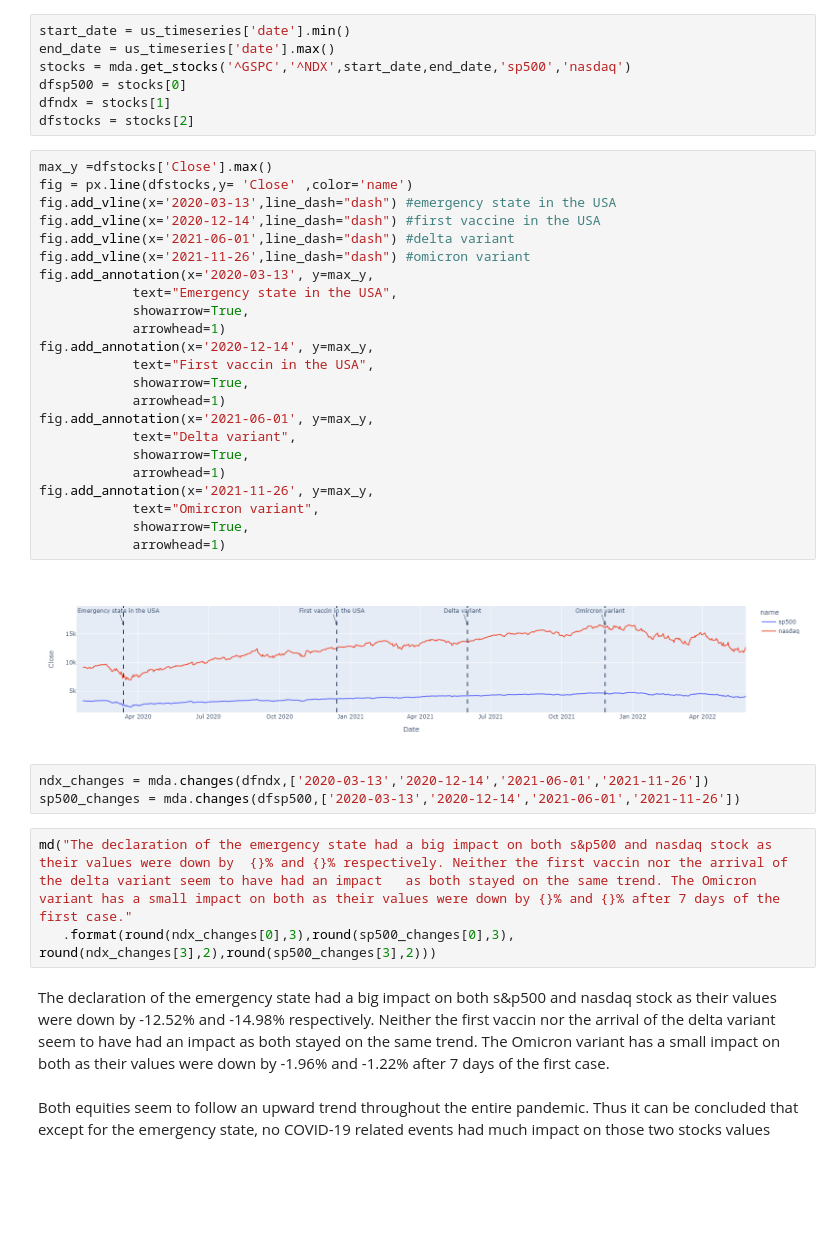
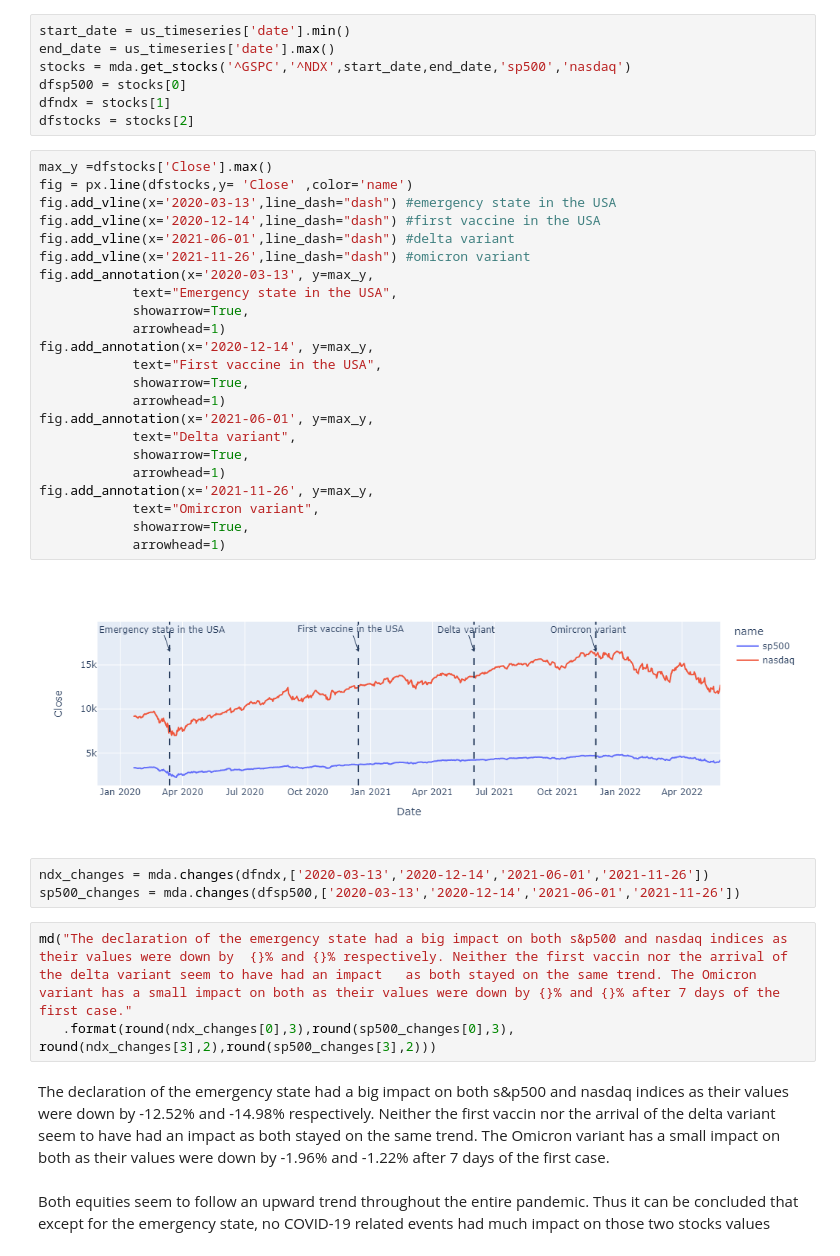
Before and after one commit to thibtd/covid_19_MDA, a Jupyter notebook: mda_covid_011.ipynb, the cells around one changed output. Saved outputs shown, nothing was run; the diff lists cells and outputs as text; blank space fills up the shorter version.

```diff
--- a/mda_covid_011.ipynb
+++ b/mda_covid_011.ipynb
@@ -789,35 +802,35 @@ dfstocks = stocks[2]
 # %%
 max_y =dfstocks['Close'].max()
 fig = px.line(dfstocks,y= 'Close' ,color='name')
 fig.add_vline(x='2020-03-13',line_dash="dash") #emergency state in the USA
 fig.add_vline(x='2020-12-14',line_dash="dash") #first vaccine in the USA
 fig.add_vline(x='2021-06-01',line_dash="dash") #delta variant
 fig.add_vline(x='2021-11-26',line_dash="dash") #omicron variant
 fig.add_annotation(x='2020-03-13', y=max_y,
             text="Emergency state in the USA",
             showarrow=True,
             arrowhead=1)
 fig.add_annotation(x='2020-12-14', y=max_y,
-            text="First vaccin in the USA",
+            text="First vaccine in the USA",
             showarrow=True,
             arrowhead=1)
 fig.add_annotation(x='2021-06-01', y=max_y,
             text="Delta variant",
             showarrow=True,
             arrowhead=1)
 fig.add_annotation(x='2021-11-26', y=max_y,
             text="Omircron variant",
             showarrow=True,
             arrowhead=1)
 # %% [output]
-[figure, old version]
+[figure, new version]
 # %%
 ndx_changes = mda.changes(dfndx,['2020-03-13','2020-12-14','2021-06-01','2021-11-26'])
 sp500_changes = mda.changes(dfsp500,['2020-03-13','2020-12-14','2021-06-01','2021-11-26'])
 # %%
-md("The declaration of the emergency state had a big impact on both s&p500 and nasdaq stock as their values were down by  {}% and {}% respectively. Neither the first vaccin nor the arrival of the delta variant seem to have had an impact   as both stayed on the same trend. The Omicron variant has a small impact on both as their values were down by {}% and {}% after 7 days of the first case."
+md("The declaration of the emergency state had a big impact on both s&p500 and nasdaq indices as their values were down by  {}% and {}% respectively. Neither the first vaccin nor the arrival of the delta variant seem to have had an impact   as both stayed on the same trend. The Omicron variant has a small impact on both as their values were down by {}% and {}% after 7 days of the first case."
    .format(round(ndx_changes[0],3),round(sp500_changes[0],3), round(ndx_changes[3],2),round(sp500_changes[3],2)))
 # %% [output]
-The declaration of the emergency state had a big impact on both s&p500 and nasdaq stock as their values were down by  -12.52% and -14.98% respectively. Neither the first vaccin nor the arrival of the delta variant seem to have had an impact   as both stayed on the same trend. The Omicron variant has a small impact on both as their values were down by -1.96% and -1.22% after 7 days of the first case.
+The declaration of the emergency state had a big impact on both s&p500 and nasdaq indices as their values were down by  -12.52% and -14.98% respectively. Neither the first vaccin nor the arrival of the delta variant seem to have had an impact   as both stayed on the same trend. The Omicron variant has a small impact on both as their values were down by -1.96% and -1.22% after 7 days of the first case.
 # %% [markdown]
 Both equities seem to follow an upward trend throughout the entire pandemic. Thus it can be concluded that except for the emergency state, no COVID-19 related events had much impact on those two stocks values
```
Also changed, not shown: parts of 15 cells of this notebook.
